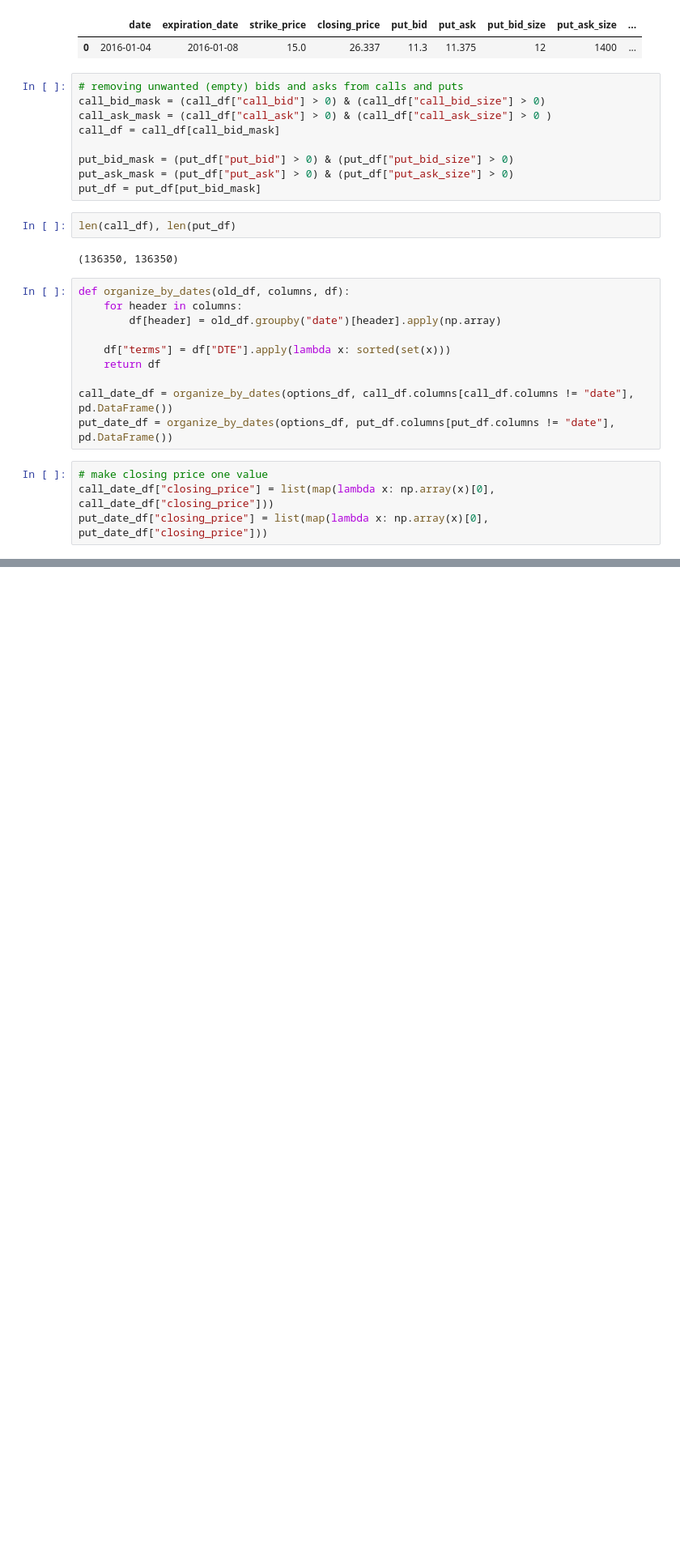
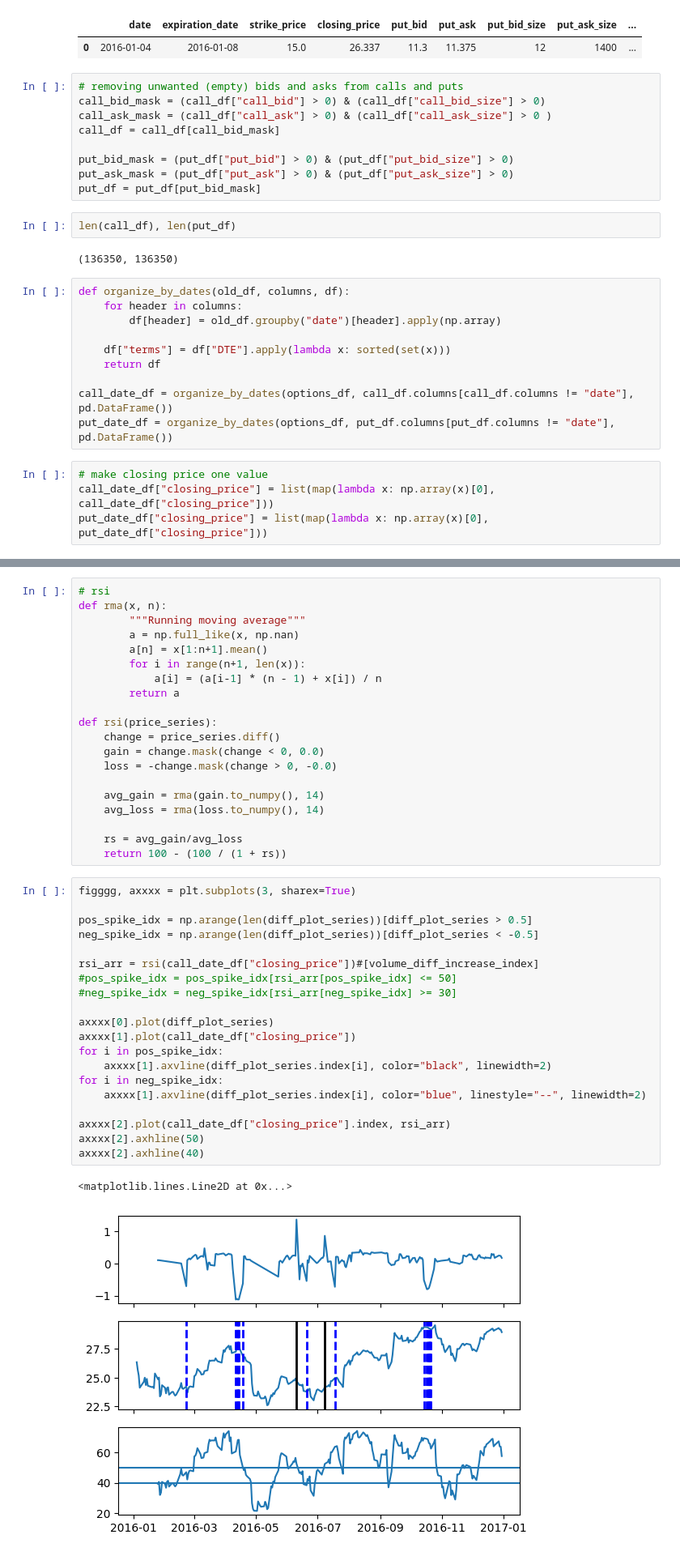
Before and after one commit to joeHollander/Quant_Finance, a Jupyter notebook: Options/LowDTEOptionFlows.ipynb, the cells around one changed output, grey strips where cells are left out. Shown at 81% size. Cells and saved outputs as stored; diff of their text form; blank space fills up the shorter version.

```diff
--- a/Options/LowDTEOptionFlows.ipynb
+++ b/Options/LowDTEOptionFlows.ipynb
@@ -258,0 +251,43 @@ group1 = (sma[mas_indexes])
+# %%
+# rsi
+def rma(x, n):
+        """Running moving average"""
+        a = np.full_like(x, np.nan)
+        a[n] = x[1:n+1].mean()
+        for i in range(n+1, len(x)):
+            a[i] = (a[i-1] * (n - 1) + x[i]) / n
+        return a
+
+def rsi(price_series):
+    change = price_series.diff()
+    gain = change.mask(change < 0, 0.0)
+    loss = -change.mask(change > 0, -0.0)
+
+    avg_gain = rma(gain.to_numpy(), 14)
+    avg_loss = rma(loss.to_numpy(), 14)
+
+    rs = avg_gain/avg_loss
+    return 100 - (100 / (1 + rs))
+# %%
+figggg, axxxx = plt.subplots(3, sharex=True)
+
+pos_spike_idx = np.arange(len(diff_plot_series))[diff_plot_series > 0.5]
+neg_spike_idx = np.arange(len(diff_plot_series))[diff_plot_series < -0.5]
+
+rsi_arr = rsi(call_date_df["closing_price"])#[volume_diff_increase_index]
+#pos_spike_idx = pos_spike_idx[rsi_arr[pos_spike_idx] <= 50]
+#neg_spike_idx = neg_spike_idx[rsi_arr[neg_spike_idx] >= 30]
+
+axxxx[0].plot(diff_plot_series)
+axxxx[1].plot(call_date_df["closing_price"])
+for i in pos_spike_idx:
+    axxxx[1].axvline(diff_plot_series.index[i], color="black", linewidth=2)
+for i in neg_spike_idx:
+    axxxx[1].axvline(diff_plot_series.index[i], color="blue", linestyle="--", linewidth=2)
+
+axxxx[2].plot(call_date_df["closing_price"].index, rsi_arr)
+axxxx[2].axhline(50)
+axxxx[2].axhline(40)
+# %% [output]
+<matplotlib.lines.Line2D at 0x...>
+[figure, added]
```
Also changed, not shown: parts of 9 cells of this notebook.
